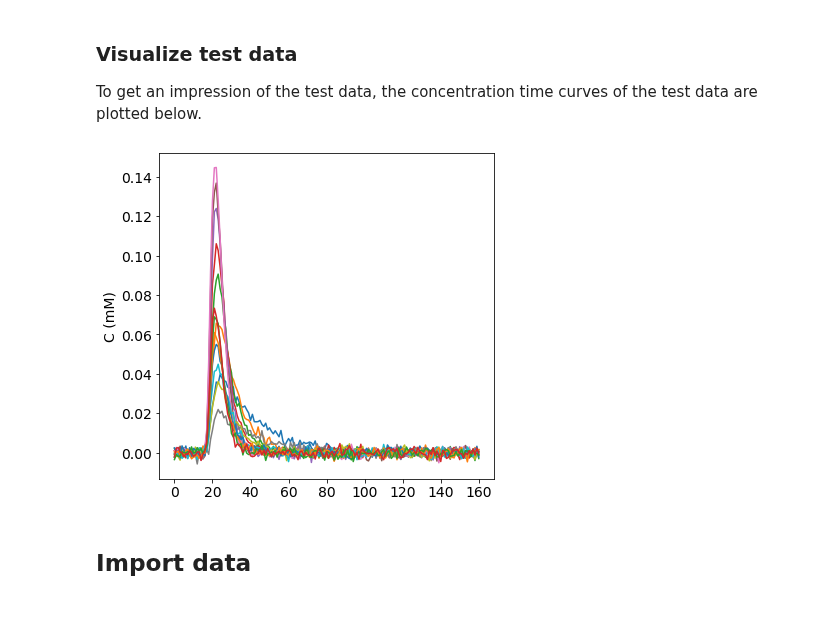
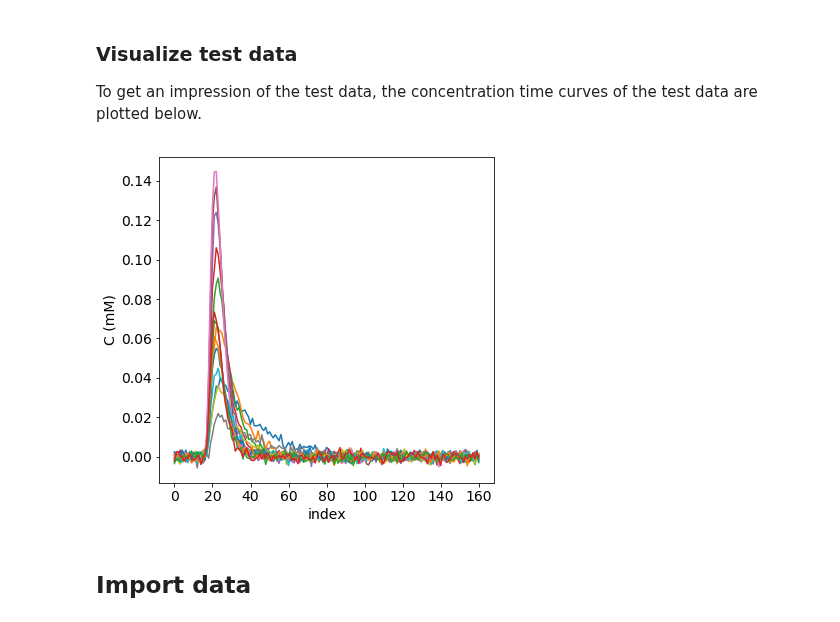
Before and after one commit to OSIPI/DCE-DSC-MRI_CodeCollection, a Jupyter notebook: notebooks/DSC_pars.ipynb, the cells around one changed output. Saved outputs shown, nothing was run; the diff lists cells and outputs as text; code cells hidden in the pictures.

Commit message:
Edited background text, xlabel for time curve plot

```diff
--- a/notebooks/DSC_pars.ipynb
+++ b/notebooks/DSC_pars.ipynb
@@ -39,22 +45,22 @@ To get an impression of the test data, the concentration time curves of the test
 # %%
 #plot test data
 filename = ('../test/DSCmodels/data/dsc_data.csv')
 # read from CSV to pandas
 df1 = pd.read_csv(filename)
 
 no_voxels = len(df1.label)
 fig, ax = plt.subplots(1, 1, sharex='col', sharey='row', figsize=(6,6))
 for currentvoxel in range(no_voxels):
     a = df1['C_tis'][currentvoxel]
     c = np.fromstring(a, dtype=float, sep=' ')
     ax.plot(c)
 
 ax.set_ylabel('C (mM)', fontsize=14)
-#ax.set_xlabel('time (ms)', fontsize=14)
+ax.set_xlabel('index', fontsize=14)
 plt.xticks(fontsize=14)
 plt.yticks(fontsize=14);
 # %% [output]
-[figure, old version]
+[figure, new version]
 # %% [markdown]
 ## Import data
 # %%
```
Also changed, not shown: parts of 1 cell of this notebook.
